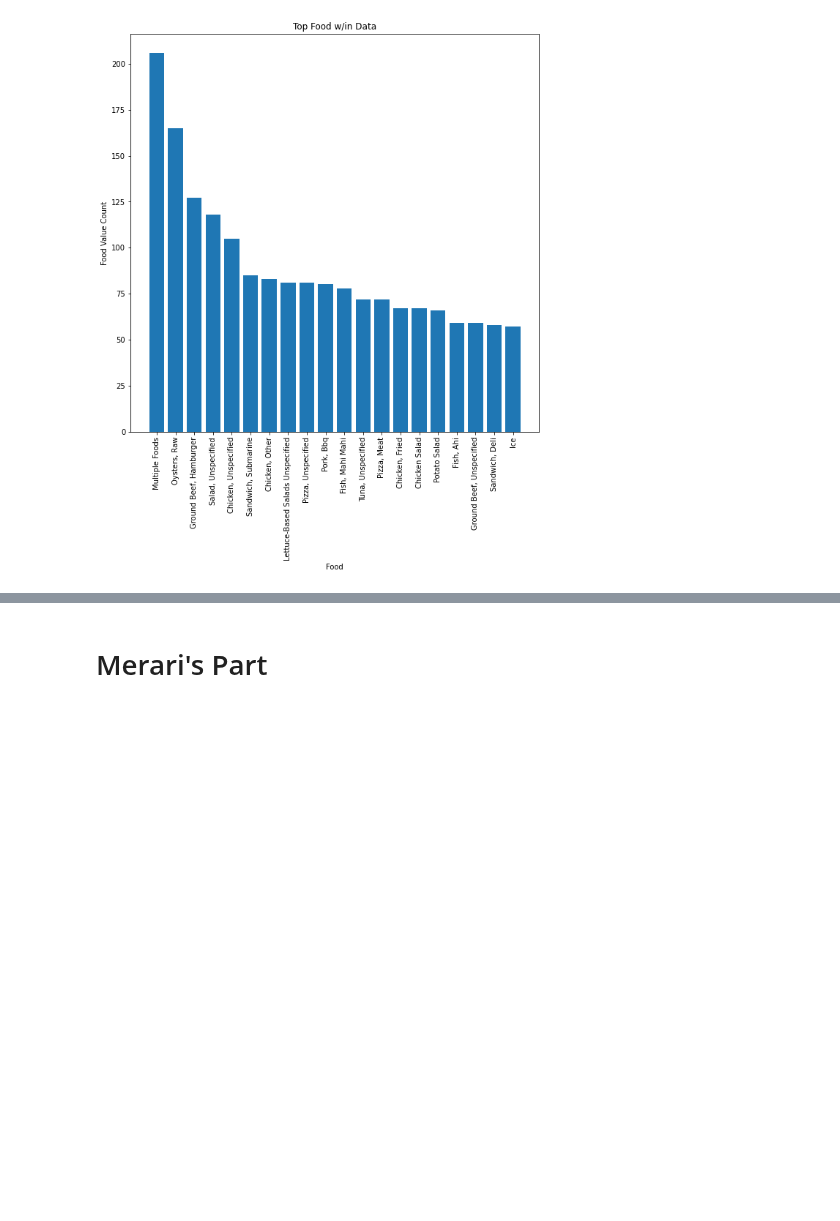
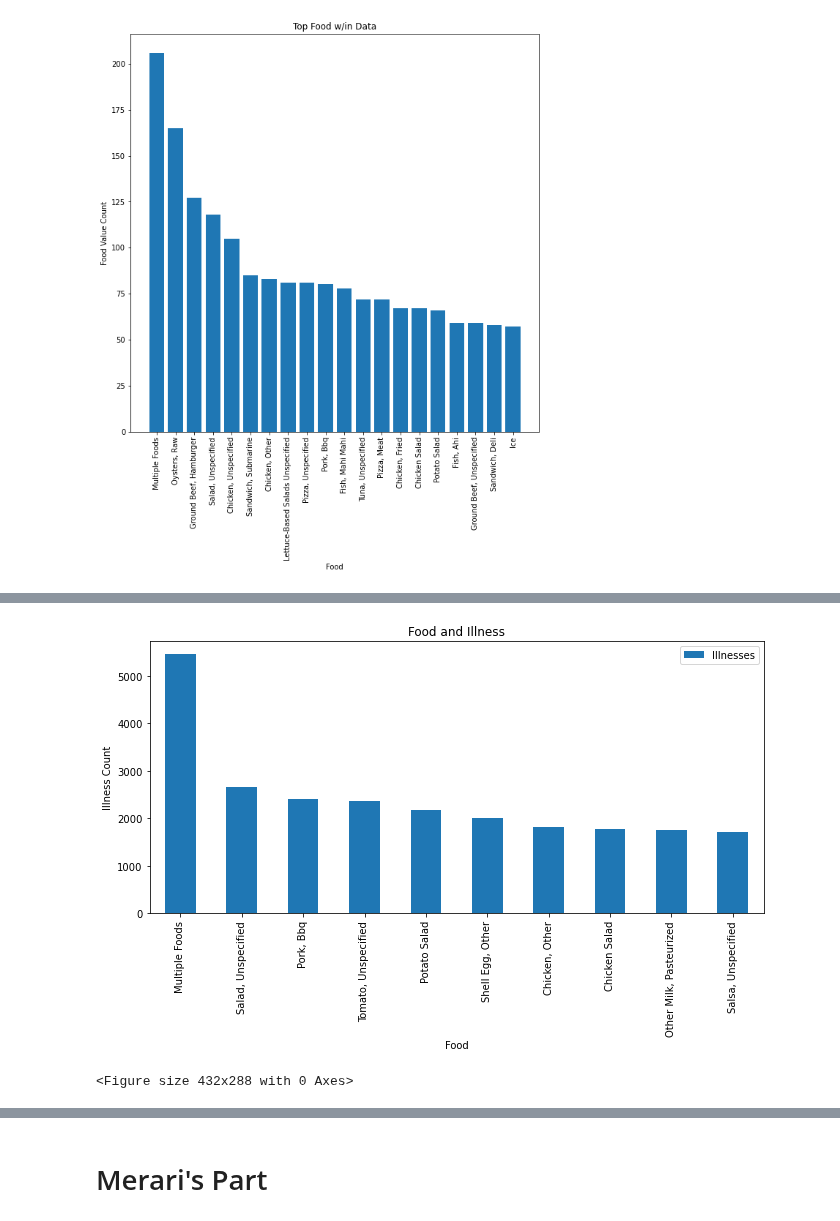
Before and after one commit to DINHC/foodborneillness, a Jupyter notebook: Foodborne_illness.ipynb, the cells around one changed output, grey strips where cells are left out. Cells and saved outputs as stored; diff of their text form; code cells hidden in the pictures; blank space fills up the shorter version.

```diff
--- a/Foodborne_illness.ipynb
+++ b/Foodborne_illness.ipynb
@@ -204,0 +235,13 @@ plt.show()
+# %%
+foodill = outbreaks_df.groupby(["Food"]).sum()["Illnesses"].sort_values(ascending=False).to_frame().head(10)
+# %%
+
+foodill.plot(kind="bar", figsize=(11,5))
+plt.title("Food and Illness")
+plt.ylabel('Illness Count')
+plt.savefig('FoodaIllness(Bar)', bbox_inches='tight')
+plt.show()
+plt.tight_layout()
+# %% [output]
+[figure, added]
+<Figure size 432x288 with 0 Axes>
```
Also changed, not shown: parts of 9 cells of this notebook, 5 other files.
